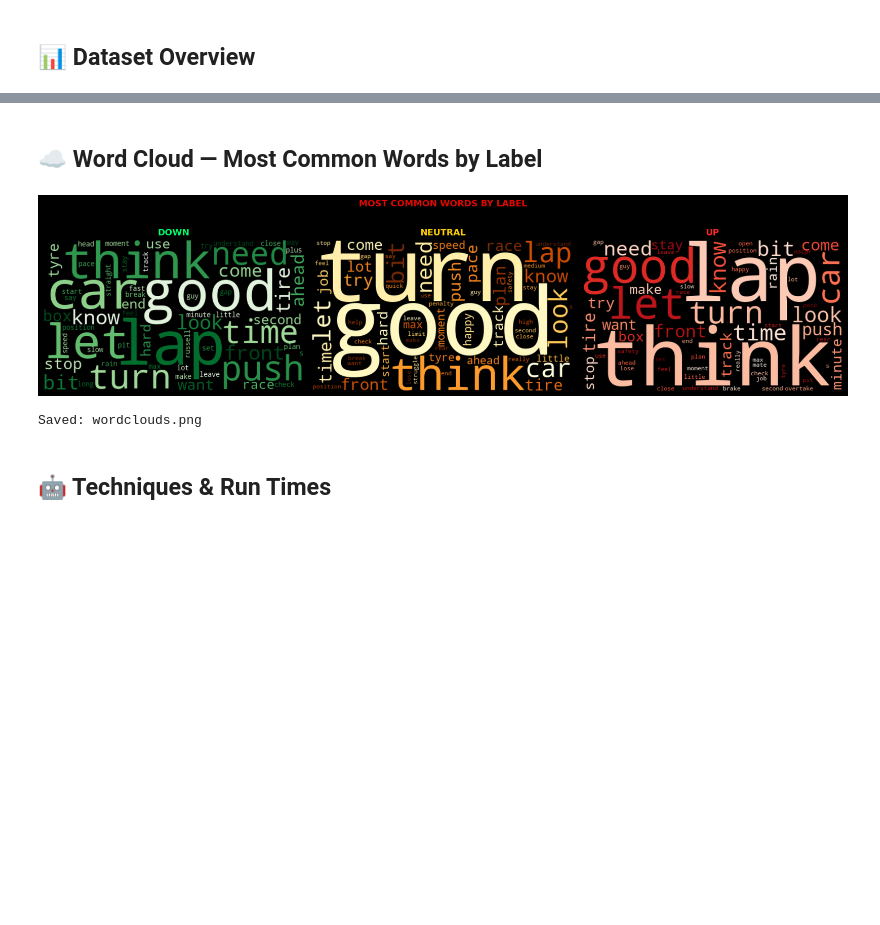
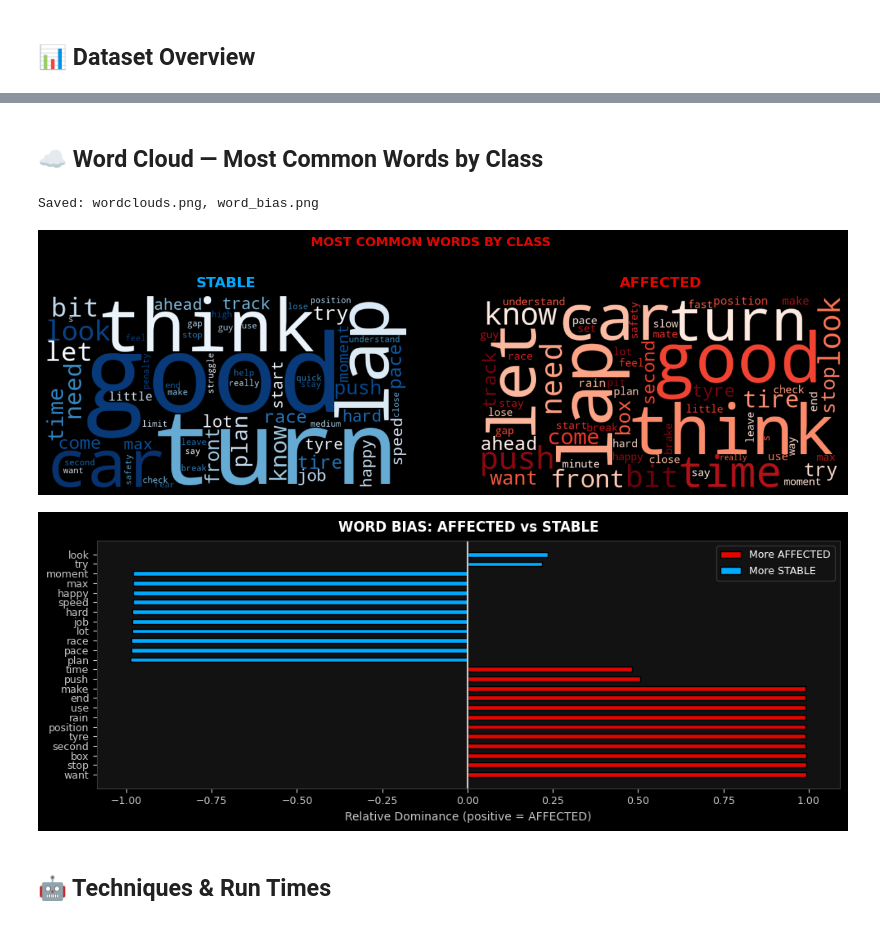
Before and after one commit to drekun40/NLP, a Jupyter notebook: f1_project/project_summary.ipynb, the cells around one changed output, grey strips where cells are left out. Saved outputs shown, nothing was run; the diff lists cells and outputs as text; code cells hidden in the pictures; blank space fills up the shorter version.

```diff
--- a/f1_project/project_summary.ipynb
+++ b/f1_project/project_summary.ipynb
@@ -195,37 +198,81 @@ Saved: dataset_overview.png
 # %% [markdown]
-## ☁️ Word Cloud — Most Common Words by Label
+## ☁️ Word Cloud — Most Common Words by Class
 # %%
-fig, axes = plt.subplots(1, 3, figsize=(18, 5))
+fig, axes = plt.subplots(1, 2, figsize=(16, 5))
 fig.patch.set_facecolor(BG)
-fig.suptitle('MOST COMMON WORDS BY LABEL', fontsize=14, fontweight='bold', color=F1_RED)
+fig.suptitle('MOST COMMON WORDS BY CLASS', fontsize=14, fontweight='bold', color=F1_RED)
 
-label_cmaps = {'DOWN': 'Greens', 'NEUTRAL': 'YlOrBr', 'UP': 'Reds'}
-label_title_colors = {'DOWN': F1_GREEN, 'NEUTRAL': F1_YELLOW, 'UP': F1_RED2}
+class_cfg = {
+    0: ('STABLE',   'Blues',  F1_BLUE),
+    1: ('AFFECTED', 'Reds',   F1_RED),
+}
 
-for ax, (label, cmap) in zip(axes, label_cmaps.items()):
-    text = ' '.join(df[df['label'] == label]['clean_text'].dropna())
+for ax, (label_val, (class_name, cmap, title_color)) in zip(axes, class_cfg.items()):
+    text = ' '.join(df[df['affected'] == label_val]['clean_text'].dropna())
     if text.strip():
-        wc = WordCloud(width=520, height=300, background_color='#000000',
+        wc = WordCloud(width=640, height=340, background_color='#000000',
                        colormap=cmap, max_words=60,
                        collocations=False,
                        contour_width=0).generate(text)
         ax.imshow(wc, interpolation='bilinear')
     ax.axis('off')
-    ax.set_title(label, fontsize=14, fontweight='bold',
-                 color=label_title_colors[label], pad=8)
-    # Thin red border
+    ax.set_title(class_name, fontsize=16, fontweight='bold', color=title_color, pad=10)
     for spine in ax.spines.values():
         spine.set_visible(True)
         spine.set_edgecolor(F1_RED)
         spine.set_linewidth(1.5)
 
+# ── Difference cloud: words more common in AFFECTED vs STABLE ─────────────────
+# (shown as inset stats instead since true diff-cloud needs extra lib)
+fig2, ax2 = plt.subplots(1, 1, figsize=(10, 4))
+fig2.patch.set_facecolor(BG)
+ax2.set_facecolor(PANEL)
+
+from collections import Counter
+import re
+
+def top_words(label_val, n=20):
+    text = ' '.join(df[df['affected'] == label_val]['clean_text'].dropna())
+    words = re.findall(r'\b[a-z]{3,}\b', text.lower())
+    return Counter(words).most_common(n)
+
+aff_words = dict(top_words(1, 30))
+sta_words = dict(top_words(0, 30))
+
+# Words unique or dominant in AFFECTED vs STABLE
+all_words = set(aff_words) | set(sta_words)
+diff = {}
+for w in all_words:
+    a = aff_words.get(w, 0)
+    s = sta_words.get(w, 0)
+    if a + s > 5:
+        diff[w] = (a - s) / (a + s + 1)
+
+top_aff = sorted(diff.items(), key=lambda x: -x[1])[:12]
+top_sta = sorted(diff.items(), key=lambda x: x[1])[:12]
+
+x_pos = np.arange(len(top_aff))
+ax2.barh([w for w, _ in top_aff], [v for _, v in top_aff],
+         color=F1_RED, edgecolor=BG, label='More AFFECTED', height=0.5)
+ax2.barh([w for w, _ in top_sta], [v for _, v in top_sta],
+         color=F1_BLUE, edgecolor=BG, label='More STABLE', height=0.5)
+ax2.axvline(0, color=TEXT_MUTED, linewidth=1.5)
+ax2.set_title('WORD BIAS: AFFECTED vs STABLE', color=TEXT_WHITE, fontweight='bold', pad=8)
+ax2.set_xlabel('Relative Dominance (positive = AFFECTED)', color=TEXT_MUTED)
+ax2.tick_params(colors=TEXT_MUTED)
+ax2.legend()
+for sp in ax2.spines.values(): sp.set_edgecolor(GRID_MAJOR)
+
 plt.tight_layout()
-plt.savefig('wordclouds.png', dpi=150, bbox_inches='tight', facecolor=BG)
-plt.show()
-print('Saved: wordclouds.png')
+fig.savefig('wordclouds.png', dpi=150, bbox_inches='tight', facecolor=BG)
+fig.show()
+fig2.savefig('word_bias.png', dpi=150, bbox_inches='tight', facecolor=BG)
+fig2.show()
+print('Saved: wordclouds.png, word_bias.png')
 # %% [output]
+Saved: wordclouds.png, word_bias.png
-[figure, old version]
+[figure, new version]
-Saved: wordclouds.png
+[figure, added]
 # %% [markdown]
 ## 🤖 Techniques & Run Times
 # %%
```
Also changed, not shown: parts of 12 cells of this notebook, 14 other files.
